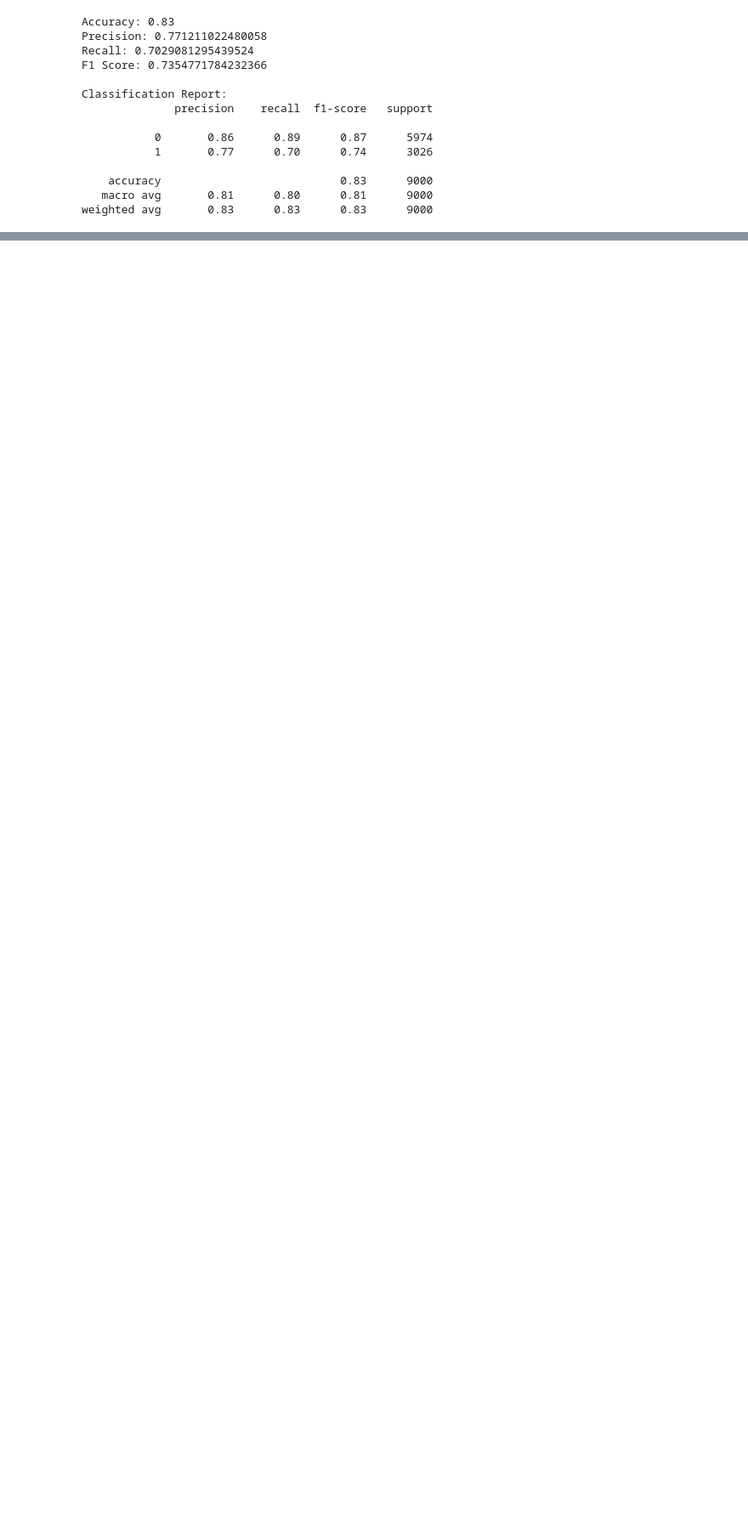
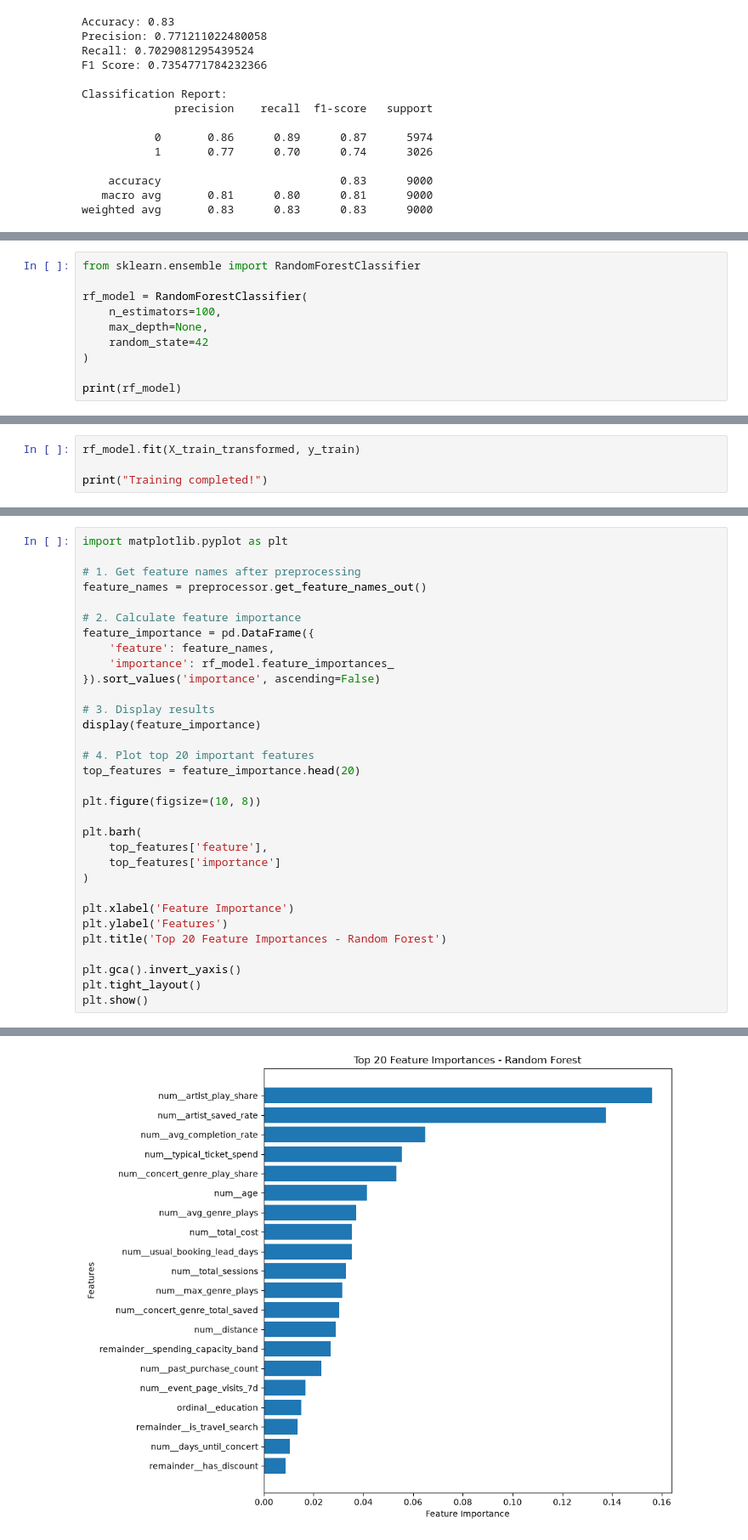
Before and after one commit to tanishka-p0024/DSBA-M1-Data-Challenge, a Jupyter notebook: notebooks/04_data_Modeling.ipynb, the cells around one changed output, grey strips where cells are left out. Shown at 85% size. Saved outputs shown, nothing was run; the diff lists cells and outputs as text; blank space fills up the shorter version.

Commit message:
Add Decision Tree and Random Forest baselines (F1: 0.6583, 0.7348)

```diff
--- a/notebooks/04_data_Modeling.ipynb
+++ b/notebooks/04_data_Modeling.ipynb
@@ -360,0 +365,10 @@ weighted avg       0.83      0.83      0.83      9000
+# %%
+from sklearn.ensemble import RandomForestClassifier
+
+rf_model = RandomForestClassifier(
+    n_estimators=100,
+    max_depth=None,
+    random_state=42
+)
+
+print(rf_model)
@@ -360,0 +377,4 @@ weighted avg       0.83      0.83      0.83      9000
+# %%
+rf_model.fit(X_train_transformed, y_train)
+
+print("Training completed!")
@@ -360,0 +414,33 @@ weighted avg       0.83      0.83      0.83      9000
+# %%
+import matplotlib.pyplot as plt
+
+# 1. Get feature names after preprocessing
+feature_names = preprocessor.get_feature_names_out()
+
+# 2. Calculate feature importance
+feature_importance = pd.DataFrame({
+    'feature': feature_names,
+    'importance': rf_model.feature_importances_
+}).sort_values('importance', ascending=False)
+
+# 3. Display results
+display(feature_importance)
+
+# 4. Plot top 20 important features
+top_features = feature_importance.head(20)
+
+plt.figure(figsize=(10, 8))
+
+plt.barh(
+    top_features['feature'],
+    top_features['importance']
+)
+
+plt.xlabel('Feature Importance')
+plt.ylabel('Features')
+plt.title('Top 20 Feature Importances - Random Forest')
+
+plt.gca().invert_yaxis()
+plt.tight_layout()
+plt.show()
+# %% [output]
@@ -360,0 +464 @@ weighted avg       0.83      0.83      0.83      9000
+[figure, added]
```
Also changed, not shown: parts of 14 cells of this notebook.
